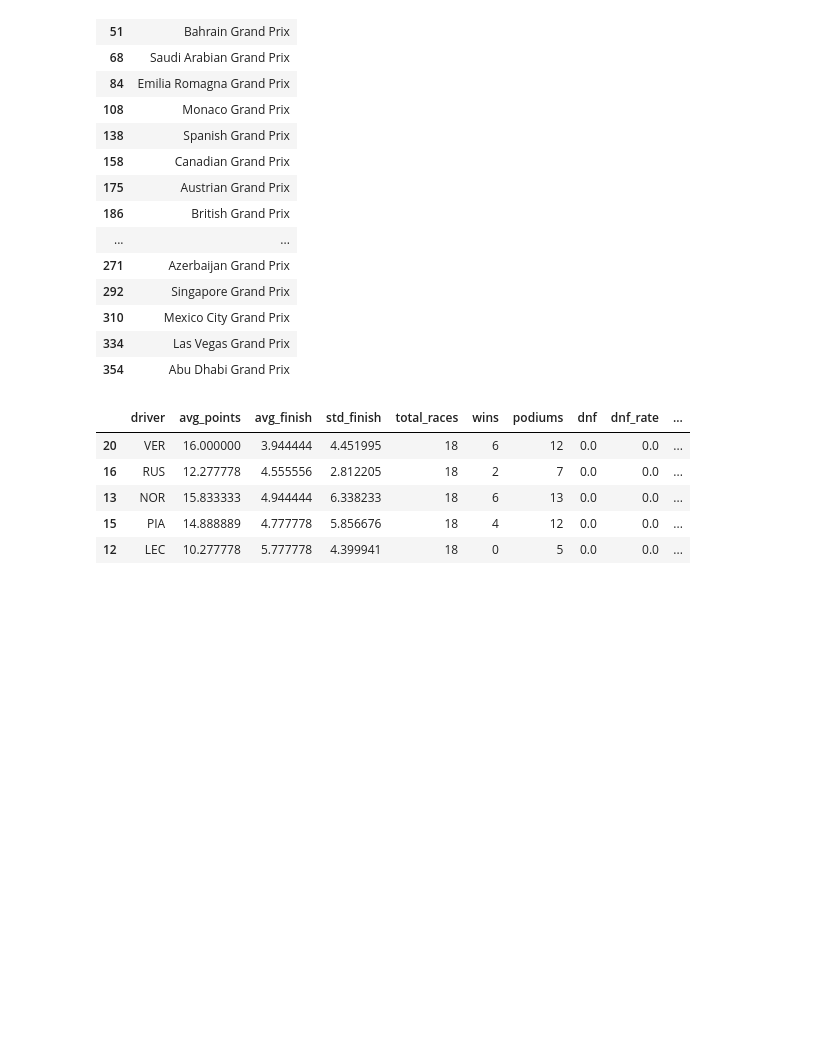
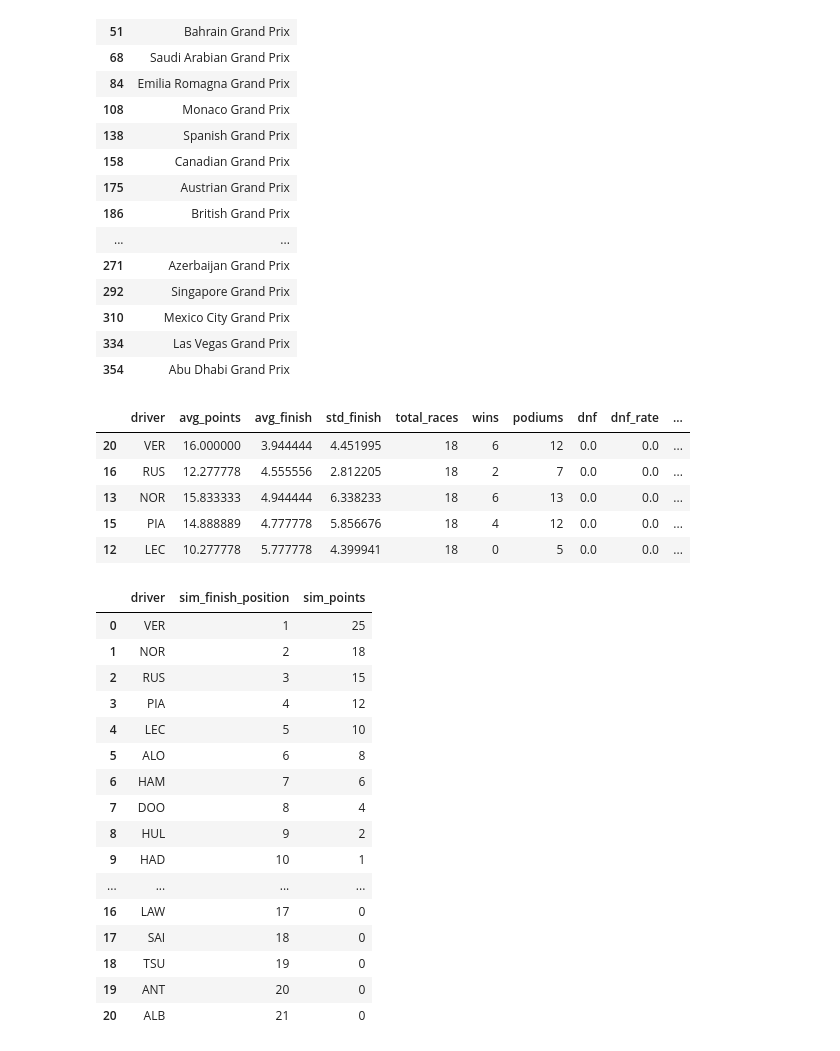
Before and after one commit to Jeanjx16Z/f1-championship-predictor, a Jupyter notebook: notebooks/01_data_exploration.ipynb, the cells around one changed output. Saved outputs shown, nothing was run; the diff lists cells and outputs as text; code cells hidden in the pictures; blank space fills up the shorter version.

```diff
--- a/notebooks/01_data_exploration.ipynb
+++ b/notebooks/01_data_exploration.ipynb
@@ -164,0 +167,27 @@ ratings.head()
+# %%
+import pandas as pd
+from src.simulator import simulate_race
+
+ratings =pd.read_csv("../data/processed/driver_ratings_2025.csv")
+
+race_results = simulate_race(ratings)
+
+race_results[["driver", "sim_finish_position","sim_points"]]
+# %% [output]
+|  | driver | sim_finish_position | sim_points |
+| 0 | VER | 1 | 25 |
+| 1 | NOR | 2 | 18 |
+| 2 | RUS | 3 | 15 |
+| 3 | PIA | 4 | 12 |
+| 4 | LEC | 5 | 10 |
+| 5 | ALO | 6 | 8 |
+| 6 | HAM | 7 | 6 |
+| 7 | DOO | 8 | 4 |
+| 8 | HUL | 9 | 2 |
+| 9 | HAD | 10 | 1 |
+| ... | ... | ... | ... |
+| 16 | LAW | 17 | 0 |
+| 17 | SAI | 18 | 0 |
+| 18 | TSU | 19 | 0 |
+| 19 | ANT | 20 | 0 |
+| 20 | ALB | 21 | 0 |
```
Also changed, not shown: parts of 2 cells of this notebook.
